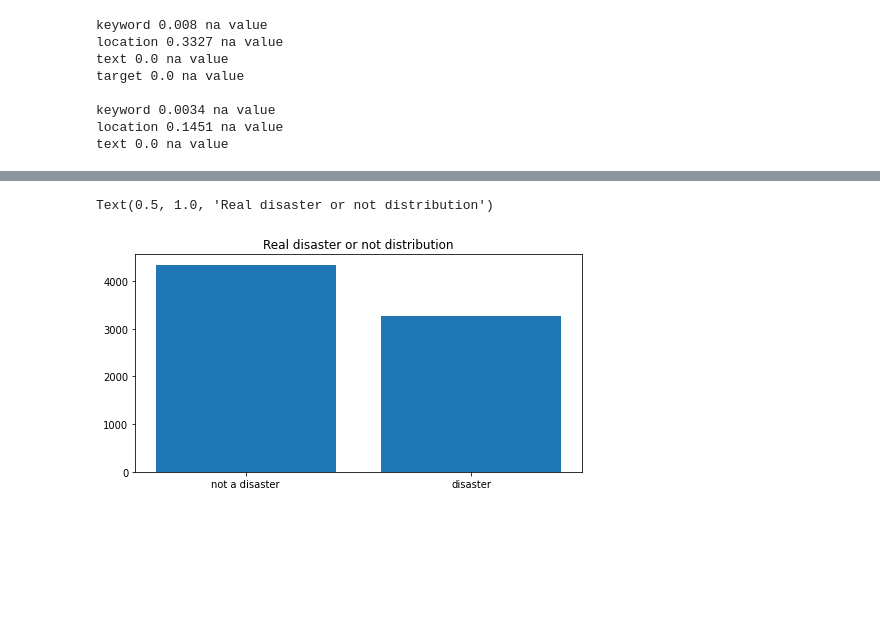
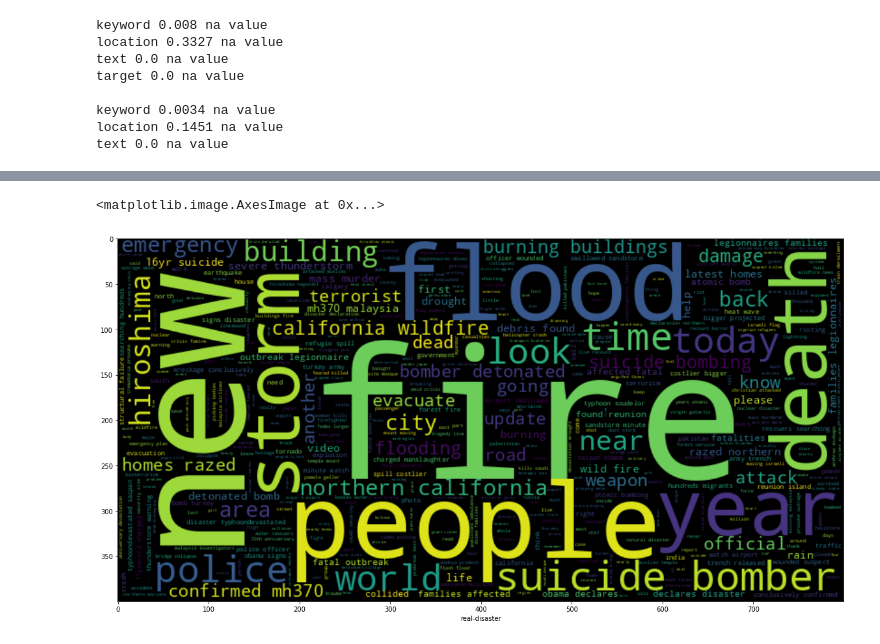
Before and after one commit to SINAABBASI/bertTweetClassification, a Jupyter notebook: main.ipynb, the cells around one changed output, grey strips where cells are left out. Cells and saved outputs as stored; diff of their text form; code cells hidden in the pictures; blank space fills up the shorter version.

```diff
--- a/main.ipynb
+++ b/main.ipynb
@@ -76,14 +133,45 @@ plt.show()
 # %%
-# plt.pie(series[:40].values,labels=series[:40].index)
-# fig1, ax1 = plt.subplots()
-# ax1.pie(sizes, explode=explode, labels=labels, autopct='%1.1f%%',
-#         shadow=True, startangle=90)
+
+def clean(tweet, http = True, punc = True, lem = True, stop_w = True):
+
+    if http is True:
+        tweet = re.sub("https?:\/\/t.co\/[A-Za-z0-9]*", '', tweet)
+
+    tweet = [word.lower() for word in word_tokenize(tweet) if not word.lower() in nltk_st]
+    tweet = ' '.join(tweet)
+
+
+    tweet = [word for word in word_tokenize(tweet) if len(word) > 3]
+    tweet = ' '.join(tweet)
+
+
+    # lemmitizing
+    if lem == True:
+        lemmatized = [word.lemma_ for word in sp(tweet)]
+        tweet = ' '.join(lemmatized)
+
+    # punctuation removal
+    if punc is True:
+        tweet = tweet.translate(str.maketrans('', '', string.punctuation))
+
+    tweet = remove_accents(tweet)
+    tweet = simplify(tweet)
+
+    # removing extra space
+    tweet = re.sub("\s+", ' ', tweet)
+
+    return tweet
-# %%
-
-target_count = df_train.target.value_counts()
-plt.figure(figsize=(8,4))
-plt.bar(['not a disaster','disaster'], target_count.values)
-plt.title("Real disaster or not distribution")
-# %% [output]
-Text(0.5, 1.0, 'Real disaster or not distribution')
-[figure, removed]
+# %%
+df_train['cleaned_text'] = df_train.text.apply(lambda x: clean(x, lem = False, stop_w = 'nltk', http = True, punc = True))
+# %%
+
+
+from wordcloud import WordCloud
+
+plt.figure(figsize = (20,20))
+wc = WordCloud(max_words = 500 , width = 800 , height = 400).generate(" ".join(df_train[df_train.target == 1].cleaned_text))
+plt.xlabel("real-disaster")
+plt.imshow(wc , interpolation = 'bilinear')
+# %% [output]
+<matplotlib.image.AxesImage at 0x...>
+[figure, added]
```
Also changed, not shown: parts of 13 cells of this notebook, 1 other file.
